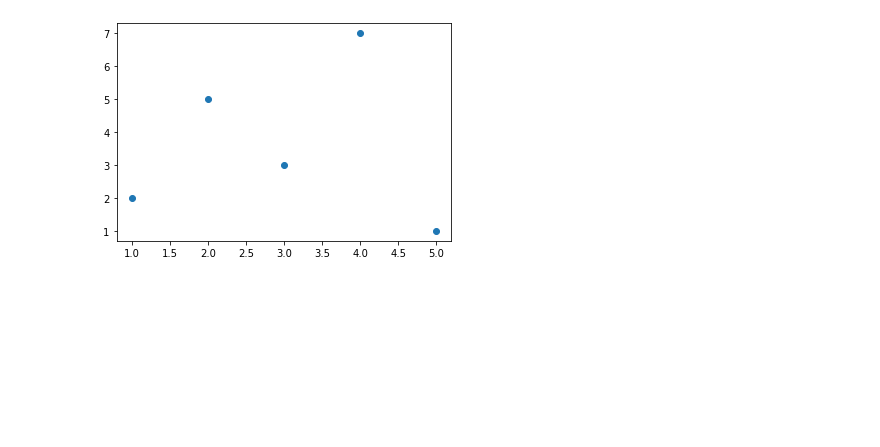
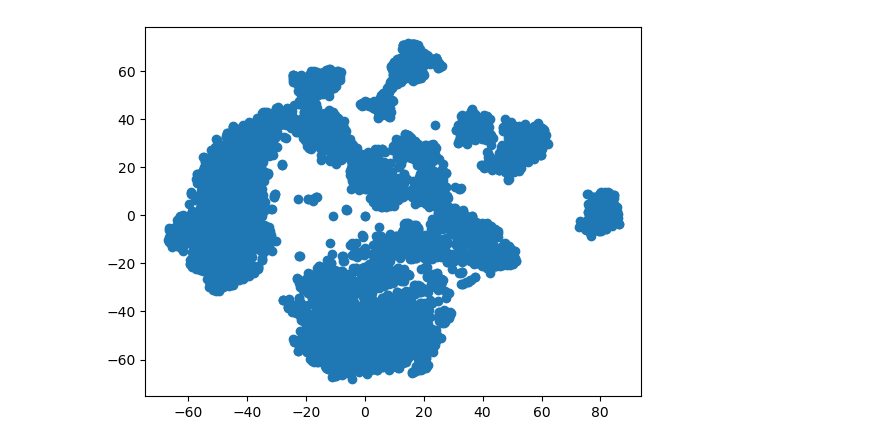
Before and after one commit to thomasnapier/AudioHandling, a Jupyter notebook: interactiveplots.ipynb, the cells around one changed output. Cells and saved outputs as stored; diff of their text form; code cells hidden in the pictures; blank space fills up the shorter version.

```diff
--- a/interactiveplots.ipynb
+++ b/interactiveplots.ipynb
@@ -103,29 +126,23 @@ fig.show()
 # %%
-import matplotlib.pyplot as plt
-import webbrowser
-import pandas as pd
-
-# Define x and y coordinates and file paths for each point
-data = pd.read_csv('tsne.csv')
-x_axis=data[:,0]
-y_axis=data[:,1]
+x=data[data.columns[0]]
+y=data[data.columns[1]]
 files = ['file1.txt', 'file2.txt', 'file3.txt', 'file4.txt', 'file5.txt']
 
 # Create a scatter plot
 fig, ax = plt.subplots()
-scatter = ax.scatter(x, y)
+scatter = ax.scatter(x, y, picker=True)
 
 # Define a function to open a file on click
 def on_click(event):
     if event.inaxes == ax:
         index = event.ind[0]
         file_path = files[index]
         webbrowser.open(file_path)
 
 # Connect the on_click function to the scatter plot
 fig.canvas.mpl_connect('button_press_event', on_click)
 
 # Display the plot
 plt.show()
 # %% [output]
-[figure, old version]
+[figure, new version]
```
Also changed, not shown: parts of 8 cells of this notebook, 28 other files.
